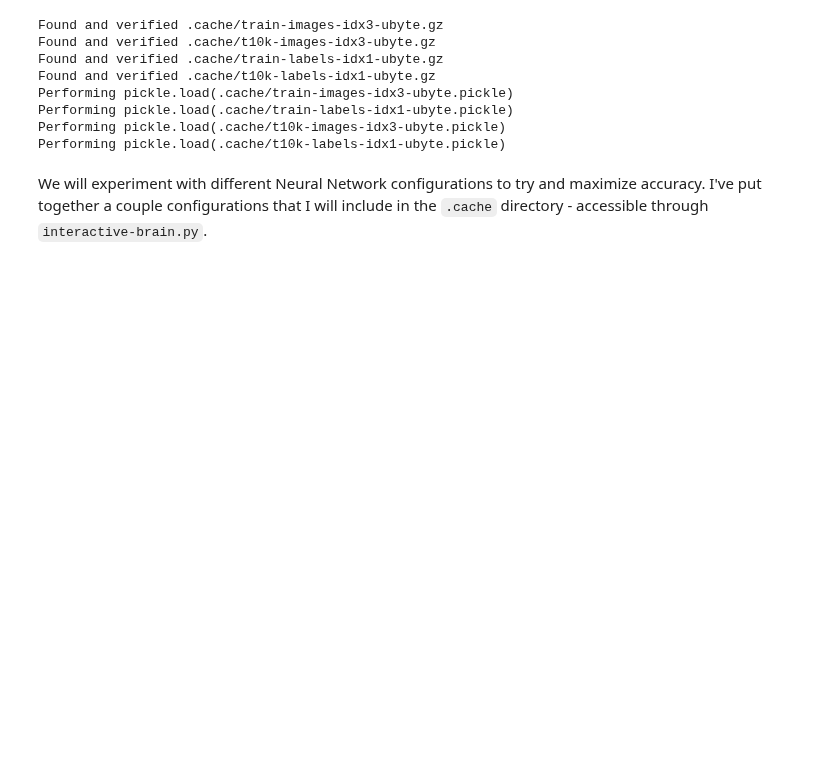
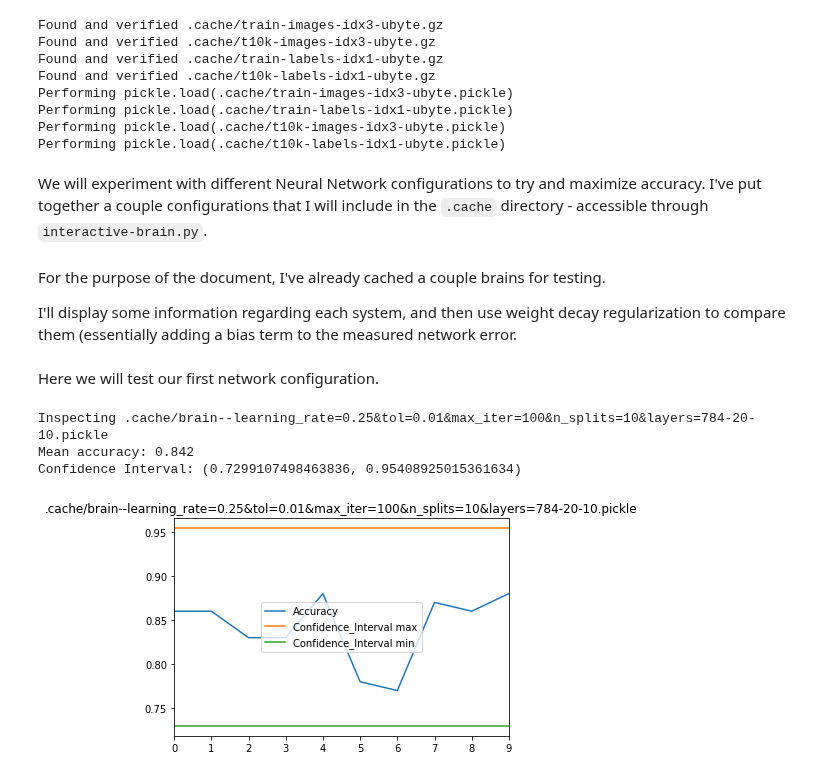
Before and after one commit to ermel272/comp4107-a2, a Jupyter notebook: q1/a2-q1.ipynb, the cells around one changed output. Drawn from its saved outputs; the diff is of its cells as text; code cells hidden in the pictures; blank space fills up the shorter version.

```diff
--- a/q1/a2-q1.ipynb
+++ b/q1/a2-q1.ipynb
@@ -65,7 +65,45 @@ configurations = [
 # %%
 for config in configurations:
-    net = Network(learning_rate=config['learning_rate'])
+    net = Network(learning_rate=config['learning_rate'], tolerance=config['tolerance'], max_iter=config['max_iter'])
 
     for layer in config['layers']:
         net.add_layer(layer, sigmoid)
-    maybe_pickle(config['cache'], net)
+# %% [markdown]
+For the purpose of the document, I've already cached a couple brains for testing.
+
+I'll display some information regarding each system, and then use weight decay regularization to compare them (essentially adding a bias term to the measured network error.
+# %%
+import dill
+import matplotlib.pyplot as plt
+import numpy as np
+import pandas as pd
+
+def accuracy(net):
+    plot = {
+        "Accuracy": net.accuracy_list,
+        "Confidence_Interval min": [net.confidence_interval[0]] * len(net.accuracy_list),
+        "Confidence_Interval max": [net.confidence_interval[1]] * len(net.accuracy_list),
+    }
+    fig, ax = plt.subplots()
+    errors = pd.DataFrame(plot)
+    errors.plot(ax=ax)
+    plt.title(BRAIN)
+
+    plt.show()
+# %% [markdown]
+Here we will test our first network configuration.
+# %%
+BRAIN = '.cache/brain--learning_rate=0.25&tol=0.01&max_iter=100&n_splits=10&layers=784-20-10.pickle'
+
+net = dill.load(open(BRAIN))
+
+print 'Inspecting %s' % BRAIN
+print 'Mean accuracy:', net.mean_accuracy
+print 'Confidence Interval:', net.confidence_interval
+
+accuracy(net)
+# %% [output]
+Inspecting .cache/brain--learning_rate=0.25&tol=0.01&max_iter=100&n_splits=10&layers=784-20-10.pickle
+Mean accuracy: 0.842
+Confidence Interval: (0.7299107498463836, 0.95408925015361634)
+[figure, added]
```
Also changed, not shown: parts of 6 cells of this notebook, 11 other files.
